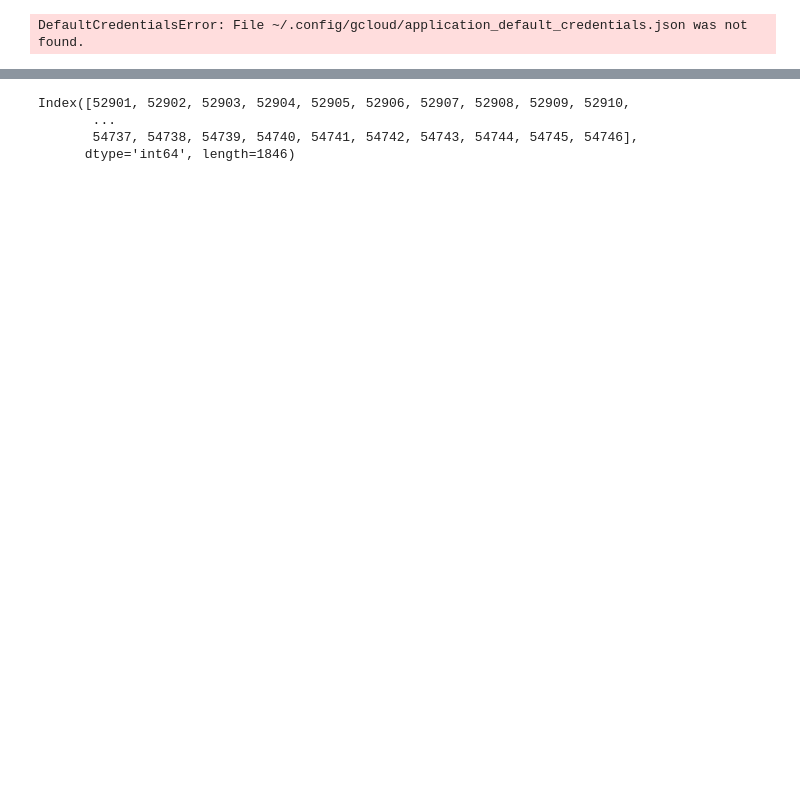
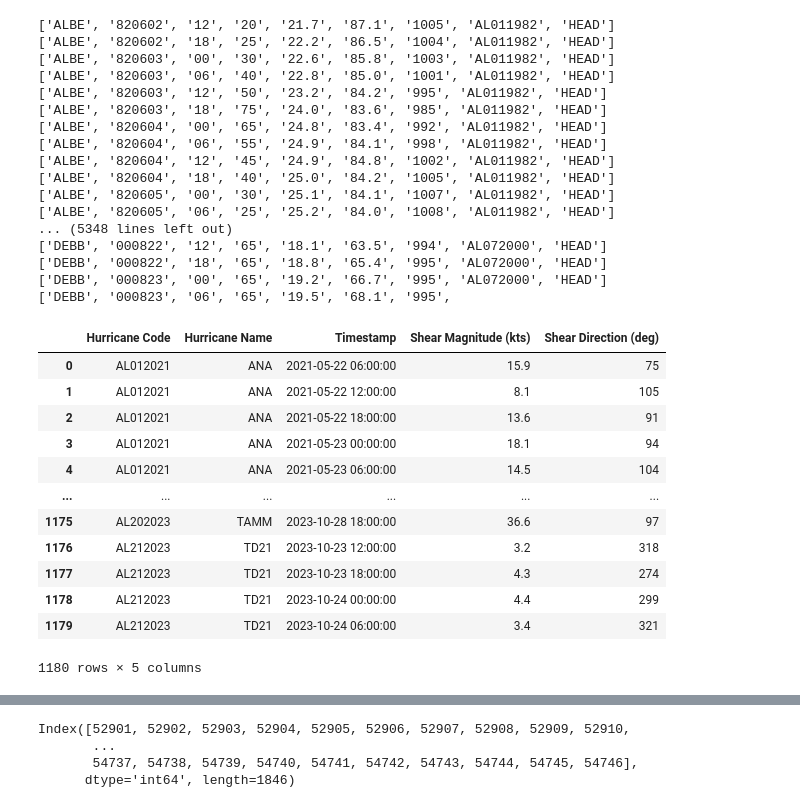
Before and after one commit to ajmell7/category-v, a Jupyter notebook: kb_capstone_data_exploration.ipynb, the cells around one changed output, grey strips where cells are left out. Drawn from its saved outputs; the diff is of its cells as text; code cells hidden in the pictures; blank space fills up the shorter version.

```diff
--- a/kb_capstone_data_exploration.ipynb
+++ b/kb_capstone_data_exploration.ipynb
@@ -10,6 +11,10 @@ import os
 import pandas as pd
 #need to have netcdf4 and h5netcdf installed
 import xarray as xr
+# %%
+#Minimum and maximum time that we are considering
+ts_min = datetime(2021, 1, 1, 0, 0, 0)
+ts_max = datetime(2023, 12, 31, 23, 59, 59)
 # %%
 #Method to parse hurricane best track files.
 #Input: Best track URL
@@ -43,9 +48,13 @@ def read_best_track(bt_url):
                 rad64_sw, rad64_nw, rad_mw = timestamp_info.replace(" ", "").split(",")
                 #Data we want to store
 
-                #parse timestamps and lat/lon
+                #Parse timestamps - only continue if timestamp is in desired
+                #range
                 ts_full = datetime.strptime((ts_day+ts_min),"%Y%m%d%H%M")
+                if ((ts_full < ts_min) or (ts_full > ts_max)):
+                    continue
 
+                #Parse lat/lon
                 lat_abs = float(lat_hem[:-1])
                 if lat_hem[-1] == 'N':
                     lat = lat_abs
@@ -73,27 +82,3 @@ def read_best_track(bt_url):
                                             'Radius of Maximum Winds'])
 
     return hurr_info_df
-
-#Import hurricane track data
-atl_best_track_url = 'https://www.nhc.noaa.gov/data/hurdat/hurdat2-1851-2024-040425.txt'
-atl_best_track_df = read_best_track(atl_best_track_url)
-
-ne_pac_best_track_url = 'https://www.nhc.noaa.gov/data/hurdat/hurdat2-nepac-1949-2024-031725.txt'
-ne_pac_best_track_df = read_best_track(ne_pac_best_track_url)
-# %%
-#Reading in GLM data (didn't get very far on this)
-glm_url_base_1 =  'https://storage.cloud.google.com/gcp-public-data-goes-'
-glm_url_base_2 = '/GLM-L2-LCFA/2021/001/00/OR_GLM-L2-LCFA/'
-#G16_s20210010000000_e20210010000205_c20210010000222.nc
-
-#Location where your default Google credentials are stored (may need to edit)
-google_creds_path = '~/.config/gcloud/application_default_credentials.json'
-os.environ["GOOGLE_APPLICATION_CREDENTIALS"] = google_creds_path
-
-#Get GLM file URLs from Google Cloud bucket
-client = storage.Client()
-print(client.list_blobs('https://storage.cloud.google.com/gcp-public-data-goes-16/GLM-L2-LCFA/2021/001/00/'))
-
-#To finish later
-# %% [output]
-DefaultCredentialsError: File ~/.config/gcloud/application_default_credentials.json was not found.
@@ -100,3 +165,49 @@ DefaultCredentialsError: File ~/.config/gcloud/application_default_credentials.j
+# %%
+#Import hurricane track data
+atl_best_track_url = 'https://www.nhc.noaa.gov/data/hurdat/hurdat2-1851-2024-040425.txt'
+atl_best_track_df = read_best_track(atl_best_track_url)
+
+ne_pac_best_track_url = 'https://www.nhc.noaa.gov/data/hurdat/hurdat2-nepac-1949-2024-031725.txt'
+ne_pac_best_track_df = read_best_track(ne_pac_best_track_url)
+
+merged_best_track_df = pd.concat([atl_best_track_df, ne_pac_best_track_df])
+
+#Read SHIPS data
+atl_ships_url = 'https://rammb-data.cira.colostate.edu/ships/data/AL/lsdiaga_1982_2023_sat_ts_7day.txt'
+atl_ships_df = read_ships_data(atl_ships_url)
+
+atl_ships_df
+# %% [output]
+['ALBE', '820602', '12', '20', '21.7', '87.1', '1005', 'AL011982', 'HEAD']
+['ALBE', '820602', '18', '25', '22.2', '86.5', '1004', 'AL011982', 'HEAD']
+['ALBE', '820603', '00', '30', '22.6', '85.8', '1003', 'AL011982', 'HEAD']
+['ALBE', '820603', '06', '40', '22.8', '85.0', '1001', 'AL011982', 'HEAD']
+['ALBE', '820603', '12', '50', '23.2', '84.2', '995', 'AL011982', 'HEAD']
+['ALBE', '820603', '18', '75', '24.0', '83.6', '985', 'AL011982', 'HEAD']
+['ALBE', '820604', '00', '65', '24.8', '83.4', '992', 'AL011982', 'HEAD']
+['ALBE', '820604', '06', '55', '24.9', '84.1', '998', 'AL011982', 'HEAD']
+['ALBE', '820604', '12', '45', '24.9', '84.8', '1002', 'AL011982', 'HEAD']
+['ALBE', '820604', '18', '40', '25.0', '84.2', '1005', 'AL011982', 'HEAD']
+['ALBE', '820605', '00', '30', '25.1', '84.1', '1007', 'AL011982', 'HEAD']
+['ALBE', '820605', '06', '25', '25.2', '84.0', '1008', 'AL011982', 'HEAD']
+... (5348 lines left out)
+['DEBB', '000822', '12', '65', '18.1', '63.5', '994', 'AL072000', 'HEAD']
+['DEBB', '000822', '18', '65', '18.8', '65.4', '995', 'AL072000', 'HEAD']
+['DEBB', '000823', '00', '65', '19.2', '66.7', '995', 'AL072000', 'HEAD']
+['DEBB', '000823', '06', '65', '19.5', '68.1', '995',
+|  | Hurricane Code | Hurricane Name | Timestamp | Shear Magnitude (kts) | Shear Direction (deg) |
+| 0 | AL012021 | ANA | 2021-05-22 06:00:00 | 15.9 | 75 |
+| 1 | AL012021 | ANA | 2021-05-22 12:00:00 | 8.1 | 105 |
+| 2 | AL012021 | ANA | 2021-05-22 18:00:00 | 13.6 | 91 |
+| 3 | AL012021 | ANA | 2021-05-23 00:00:00 | 18.1 | 94 |
+| 4 | AL012021 | ANA | 2021-05-23 06:00:00 | 14.5 | 104 |
+| ... | ... | ... | ... | ... | ... |
+| 1175 | AL202023 | TAMM | 2023-10-28 18:00:00 | 36.6 | 97 |
+| 1176 | AL212023 | TD21 | 2023-10-23 12:00:00 | 3.2 | 318 |
+| 1177 | AL212023 | TD21 | 2023-10-23 18:00:00 | 4.3 | 274 |
+| 1178 | AL212023 | TD21 | 2023-10-24 00:00:00 | 4.4 | 299 |
+| 1179 | AL212023 | TD21 | 2023-10-24 06:00:00 | 3.4 | 321 |
+1180 rows × 5 columns
 # %%
 #Initial exploration of data from one file (downloaded non-programmatically)
 curr_filename = '/Users/kylebretherton/Downloads/GLM-L2-LCFA_2021_001_00_OR_GLM-L2-LCFA_G16_s20210010000000_e20210010000205_c20210010000222.nc'
```
Also changed, not shown: parts of 4 cells of this notebook.
